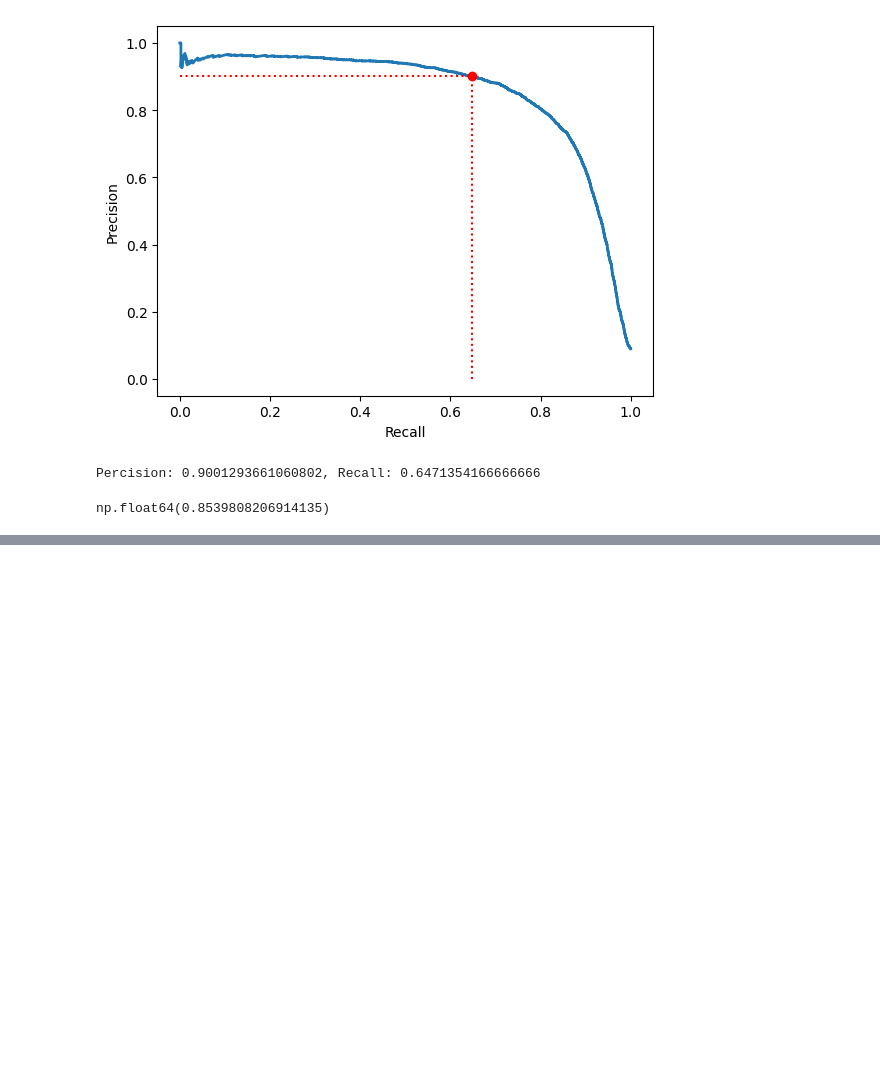
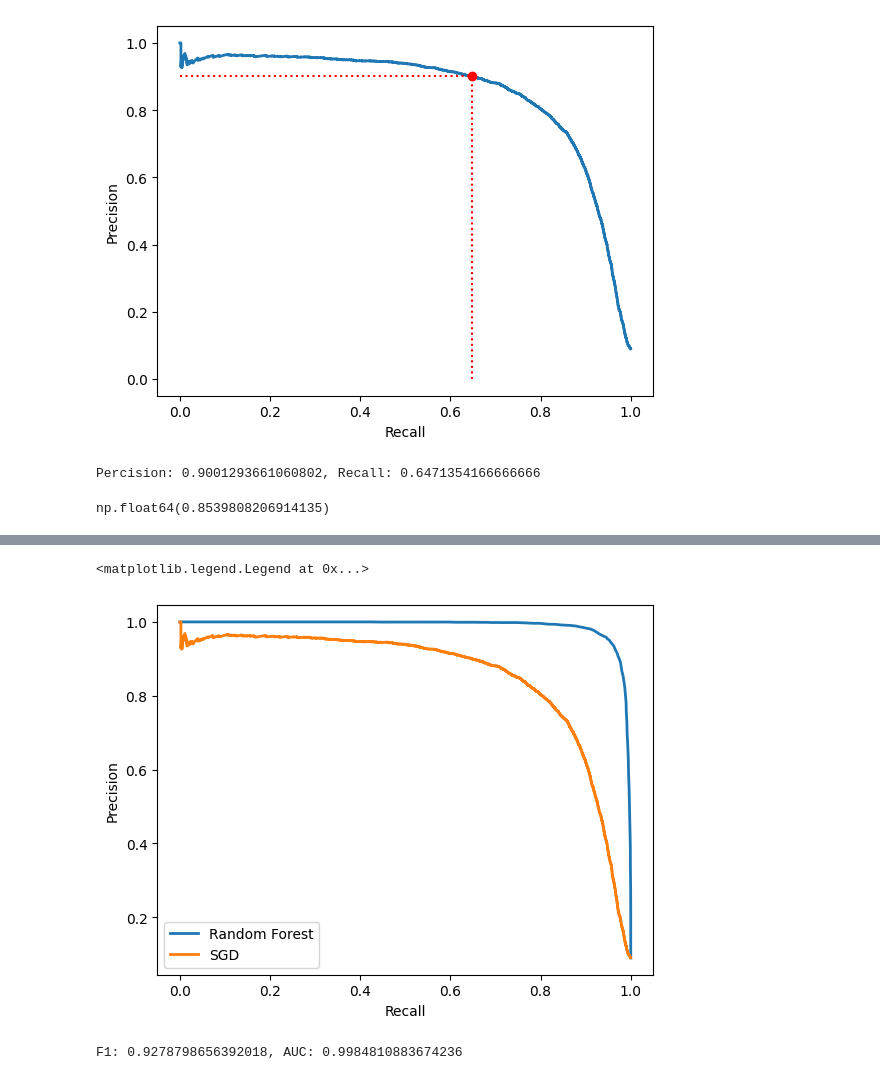
Before and after one commit to astro-zhurui/AstroNotes, a Jupyter notebook: 05_Scikit-Learn/book2_机器学习实战/chapter3_分类.ipynb, the cells around one changed output, grey strips where cells are left out. Saved outputs shown, nothing was run; the diff lists cells and outputs as text; code cells hidden in the pictures; blank space fills up the shorter version.

```diff
--- a/05_Scikit-Learn/book2_机器学习实战/chapter3_分类.ipynb
+++ b/05_Scikit-Learn/book2_机器学习实战/chapter3_分类.ipynb
@@ -249,0 +298,28 @@ np.float64(0.8539808206914135)
+# %%
+from sklearn.ensemble import RandomForestClassifier
+
+forest_clf = RandomForestClassifier(random_state=42)
+
+y_probas_forest = cross_val_predict(
+    forest_clf, X_train, y_train_5, cv=3, method='predict_proba'
+    )
+# %%
+y_scores_forest = y_probas_forest[:, 1]  # 获得正类的概率
+precisions_forest, recalls_forest, thresholds_forest = precision_recall_curve(y_train_5, y_scores_forest)
+
+plt.plot(recalls_forest, precisions_forest, lw=2, label='Random Forest')
+plt.plot(recalls, precisions, lw=2, label='SGD')
+plt.xlabel("Recall")
+plt.ylabel("Precision")
+plt.legend()
+# %% [output]
+<matplotlib.legend.Legend at 0x...>
+[figure, added]
+# %%
+positive_proba = 0.5
+y_train_pred_forest = (y_scores_forest >= positive_proba)
+f1 = f1_score(y_train_5, y_train_pred_forest)
+auc_score = roc_auc_score(y_train_5, y_scores_forest)
+print(f"F1: {f1}, AUC: {auc_score}")
+# %% [output]
+F1: 0.9278798656392018, AUC: 0.9984810883674236
```
Also changed, not shown: parts of 21 cells of this notebook.
